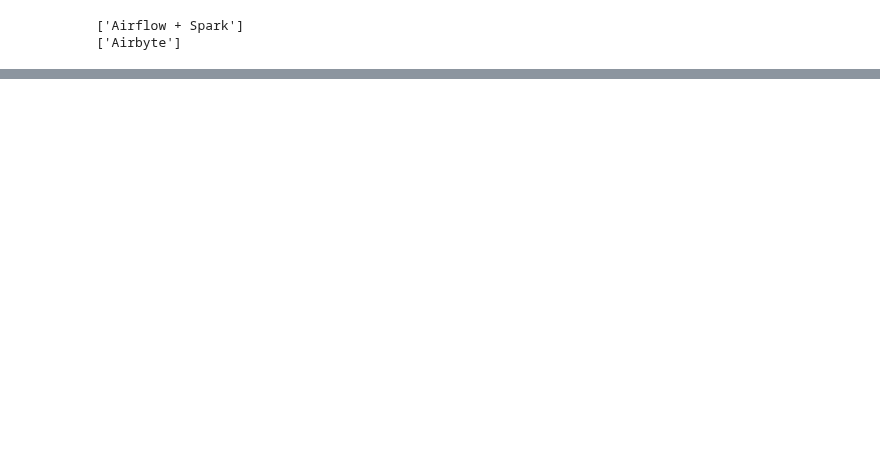
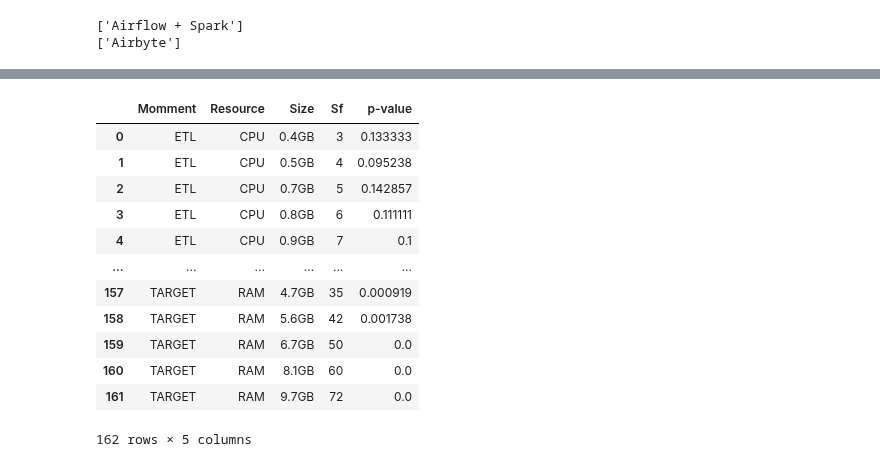
Before and after one commit to bombermal/TCC, a Jupyter notebook: Monitoring_VM/Retrieve/pre_analisys.ipynb, the cells around one changed output, grey strips where cells are left out. Cells and saved outputs as stored; diff of their text form; code cells hidden in the pictures; blank space fills up the shorter version.

```diff
--- a/Monitoring_VM/Retrieve/pre_analisys.ipynb
+++ b/Monitoring_VM/Retrieve/pre_analisys.ipynb
@@ -406,0 +501,16 @@ plt.show()
+# %%
+df_result
+# %% [output]
+|  | Momment | Resource | Size | Sf | p-value |
+| 0 | ETL | CPU | 0.4GB | 3 | 0.133333 |
+| 1 | ETL | CPU | 0.5GB | 4 | 0.095238 |
+| 2 | ETL | CPU | 0.7GB | 5 | 0.142857 |
+| 3 | ETL | CPU | 0.8GB | 6 | 0.111111 |
+| 4 | ETL | CPU | 0.9GB | 7 | 0.1 |
+| ... | ... | ... | ... | ... | ... |
+| 157 | TARGET | RAM | 4.7GB | 35 | 0.000919 |
+| 158 | TARGET | RAM | 5.6GB | 42 | 0.001738 |
+| 159 | TARGET | RAM | 6.7GB | 50 | 0.0 |
+| 160 | TARGET | RAM | 8.1GB | 60 | 0.0 |
+| 161 | TARGET | RAM | 9.7GB | 72 | 0.0 |
+162 rows × 5 columns
```
Also changed, not shown: parts of 9 cells of this notebook.
